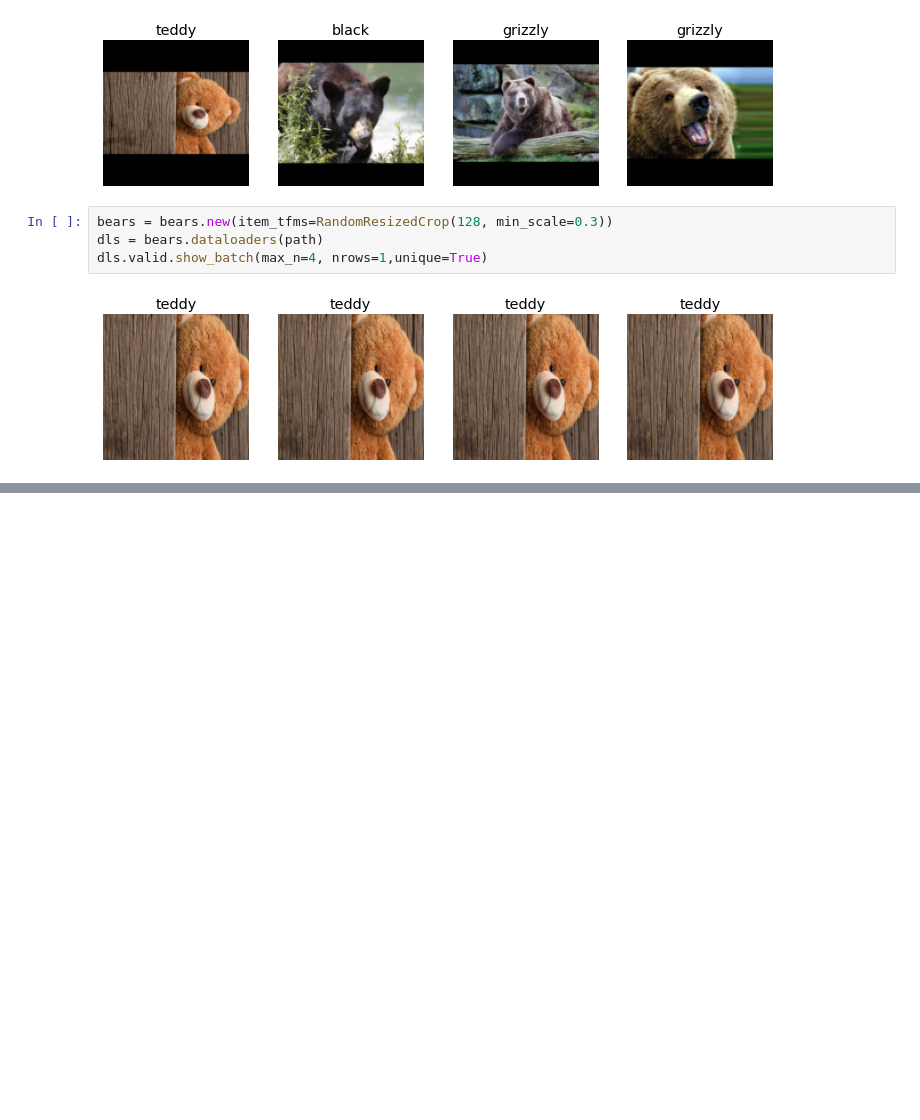
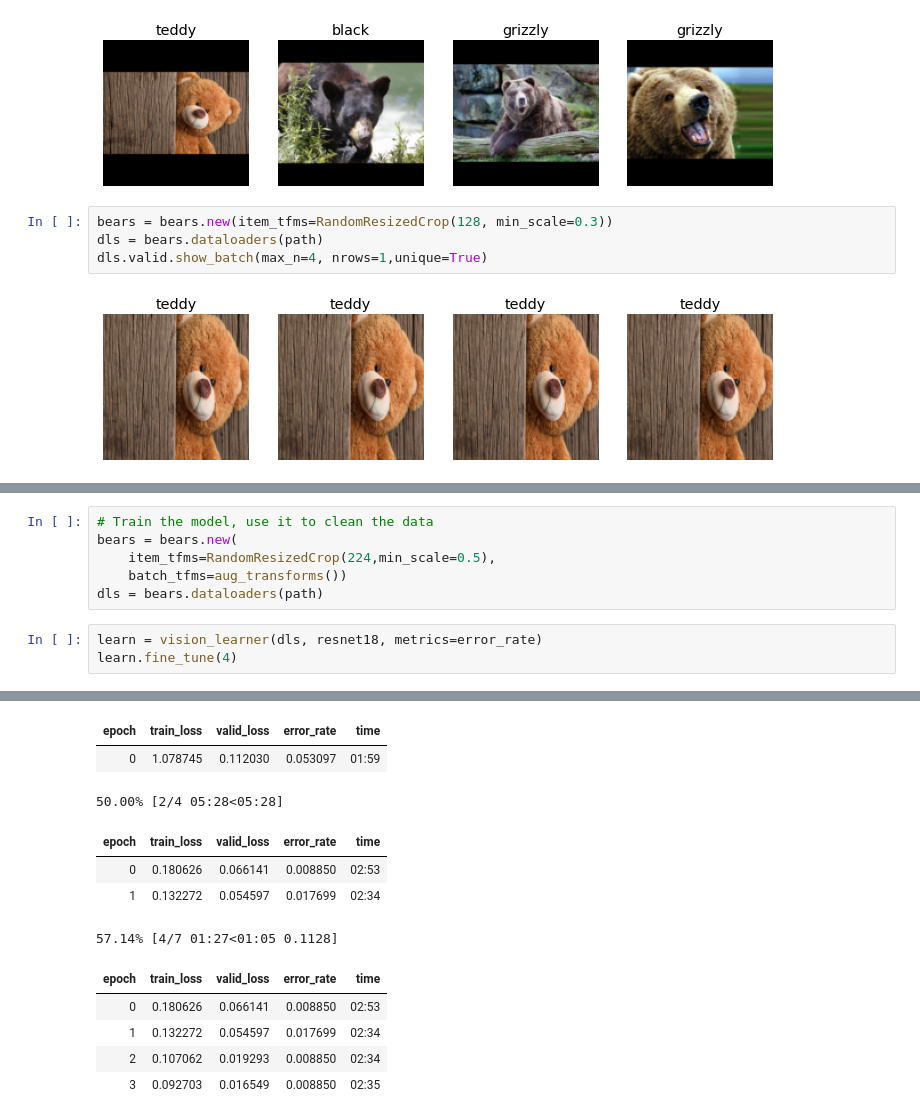
Before and after one commit to champsleague/Deep-Learning, a Jupyter notebook: Lesson2.ipynb, the cells around one changed output, grey strips where cells are left out. Drawn from its saved outputs; the diff is of its cells as text; blank space fills up the shorter version.

```diff
--- a/Lesson2.ipynb
+++ b/Lesson2.ipynb
@@ -111,0 +119,10 @@ dls.valid.show_batch(max_n=4, nrows=1,unique=True)
+# %%
+# Train the model, use it to clean the data
+bears = bears.new(
+    item_tfms=RandomResizedCrop(224,min_scale=0.5),
+    batch_tfms=aug_transforms())
+dls = bears.dataloaders(path)
+# %%
+learn = vision_learner(dls, resnet18, metrics=error_rate)
+learn.fine_tune(4)
+# %% [output]
@@ -111,0 +130,12 @@ dls.valid.show_batch(max_n=4, nrows=1,unique=True)
+| epoch | train_loss | valid_loss | error_rate | time |
+| 0 | 1.078745 | 0.112030 | 0.053097 | 01:59 |
+50.00% [2/4 05:28<05:28]
+| epoch | train_loss | valid_loss | error_rate | time |
+| 0 | 0.180626 | 0.066141 | 0.008850 | 02:53 |
+| 1 | 0.132272 | 0.054597 | 0.017699 | 02:34 |
+57.14% [4/7 01:27<01:05 0.1128]
+| epoch | train_loss | valid_loss | error_rate | time |
+| 0 | 0.180626 | 0.066141 | 0.008850 | 02:53 |
+| 1 | 0.132272 | 0.054597 | 0.017699 | 02:34 |
+| 2 | 0.107062 | 0.019293 | 0.008850 | 02:34 |
+| 3 | 0.092703 | 0.016549 | 0.008850 | 02:35 |
```
Also changed, not shown: parts of 4 cells of this notebook.
